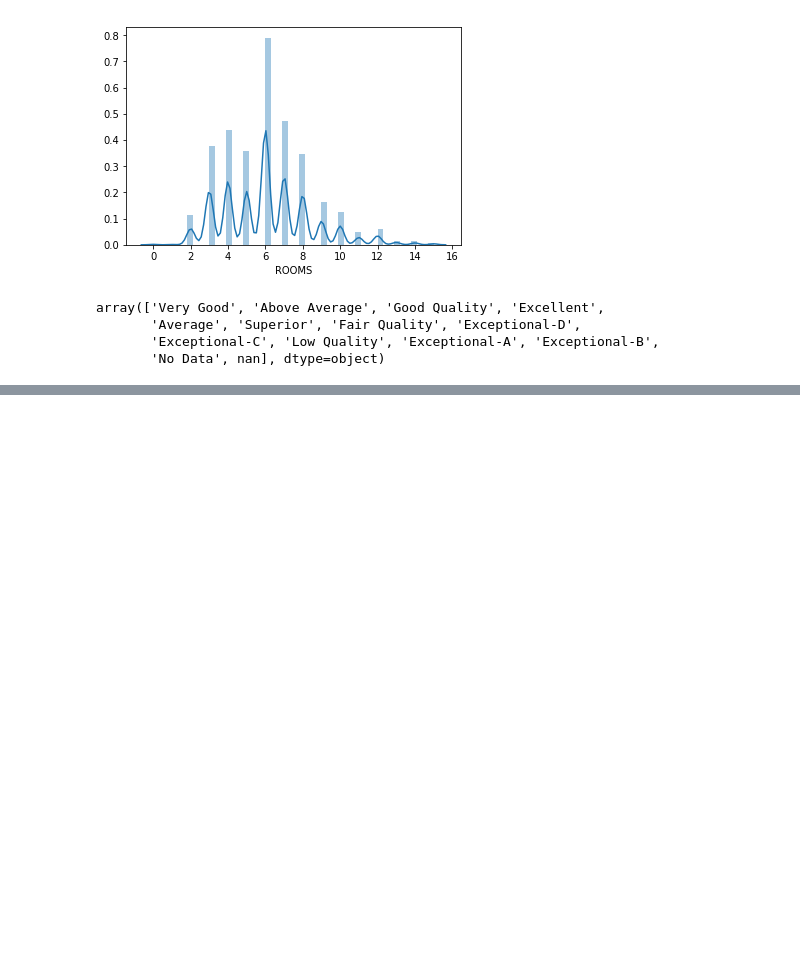
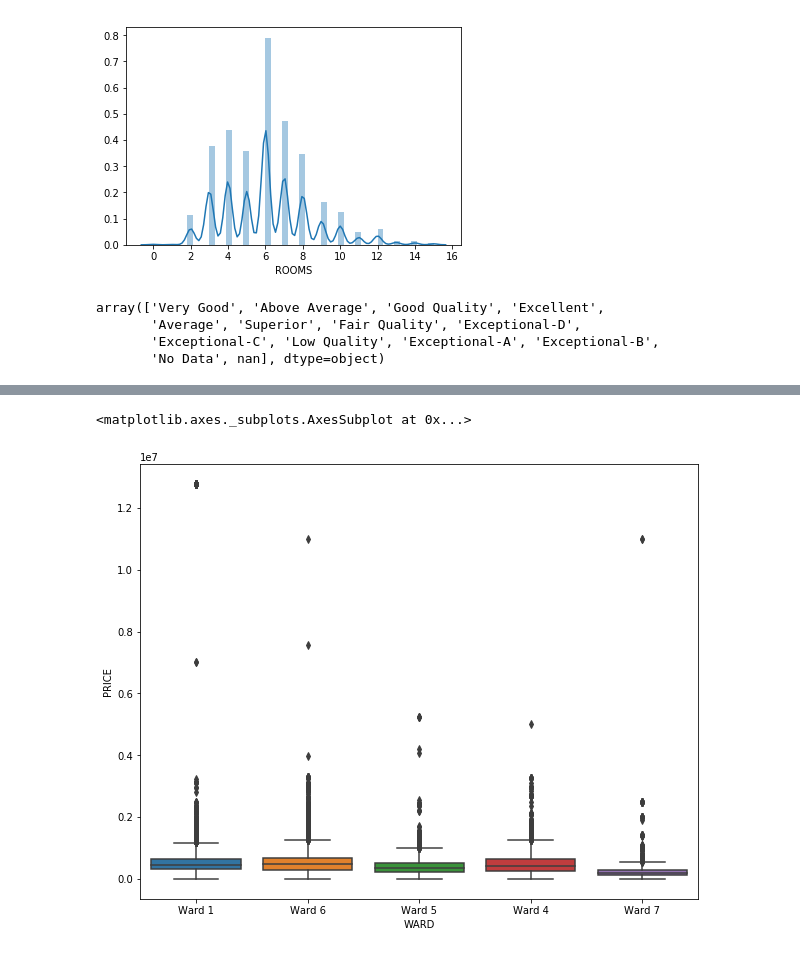
Before and after one commit to hkashiwase/dabc_project2, a Jupyter notebook: project2_module4_final.ipynb, the cells around one changed output, grey strips where cells are left out. Saved outputs shown, nothing was run; the diff lists cells and outputs as text; code cells hidden in the pictures; blank space fills up the shorter version.

```diff
--- a/project2_module4_final.ipynb
+++ b/project2_module4_final.ipynb
@@ -119,0 +113,9 @@ Text(0.5, 1.0, 'Frequency by level of grade in DC properties')
+# %%
+#4: boxplot 2 - delete Ward2, 3 and 8 with outliers
+df5=df4[(df4['WARD'] != 'Ward 2') & (df4['WARD'] != 'Ward 3') & (df4['WARD'] != 'Ward 8')]
+# %%
+plt.subplots(figsize=(10,8))
+sns.boxplot(x='WARD',y='PRICE', data=df5)
+# %% [output]
+<matplotlib.axes._subplots.AxesSubplot at 0x...>
+[figure, added]
```
Also changed, not shown: parts of 4 cells of this notebook.
